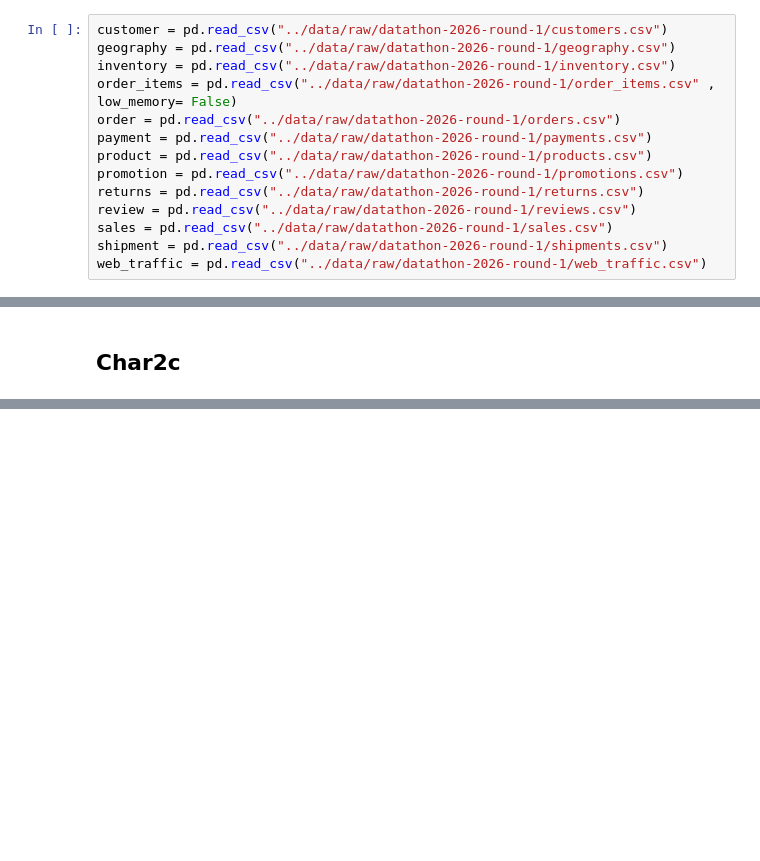
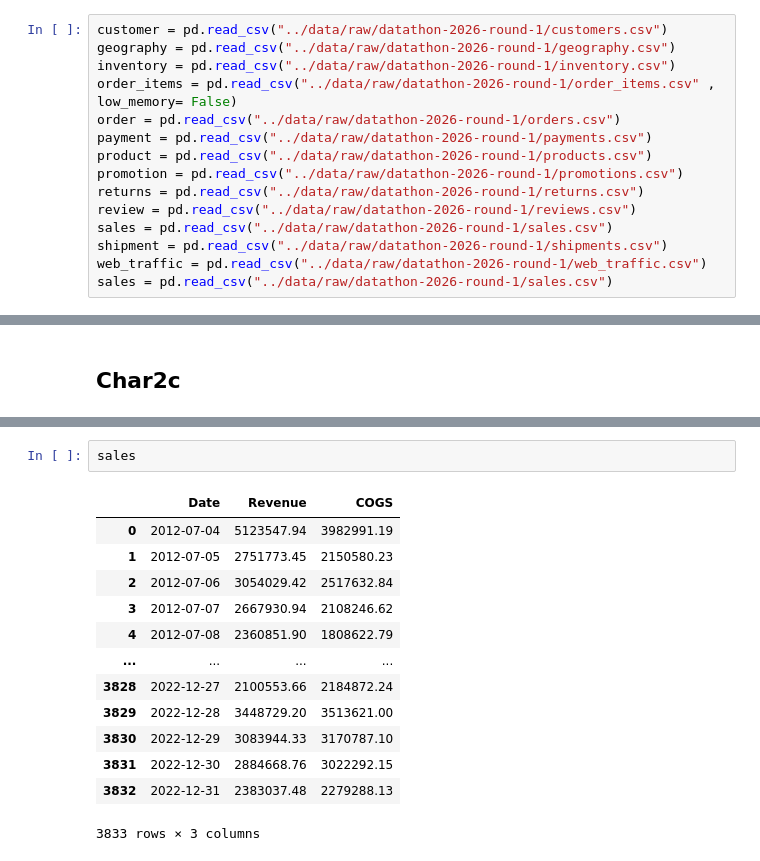
Before and after one commit to MinhCYB/BountyHunter, a Jupyter notebook: notebooks/Story2.ipynb, the cells around one changed output, grey strips where cells are left out. Drawn from its saved outputs; the diff is of its cells as text; blank space fills up the shorter version.

```diff
--- a/notebooks/Story2.ipynb
+++ b/notebooks/Story2.ipynb
@@ -21,6 +21,7 @@ review = pd.read_csv("../data/raw/datathon-2026-round-1/reviews.csv")
 sales = pd.read_csv("../data/raw/datathon-2026-round-1/sales.csv")
 shipment = pd.read_csv("../data/raw/datathon-2026-round-1/shipments.csv")
 web_traffic = pd.read_csv("../data/raw/datathon-2026-round-1/web_traffic.csv")
+sales = pd.read_csv("../data/raw/datathon-2026-round-1/sales.csv")
 # %% [markdown]
 ## chart2a
 #### Chuẩn bị dữ liệu
@@ -463,0 +575,16 @@ plt.show()
+# %%
+sales
+# %% [output]
+|  | Date | Revenue | COGS |
+| 0 | 2012-07-04 | 5123547.94 | 3982991.19 |
+| 1 | 2012-07-05 | 2751773.45 | 2150580.23 |
+| 2 | 2012-07-06 | 3054029.42 | 2517632.84 |
+| 3 | 2012-07-07 | 2667930.94 | 2108246.62 |
+| 4 | 2012-07-08 | 2360851.90 | 1808622.79 |
+| ... | ... | ... | ... |
+| 3828 | 2022-12-27 | 2100553.66 | 2184872.24 |
+| 3829 | 2022-12-28 | 3448729.20 | 3513621.00 |
+| 3830 | 2022-12-29 | 3083944.33 | 3170787.10 |
+| 3831 | 2022-12-30 | 2884668.76 | 3022292.15 |
+| 3832 | 2022-12-31 | 2383037.48 | 2279288.13 |
+3833 rows × 3 columns
```
Also changed, not shown: parts of 16 cells of this notebook, 5 other files.
